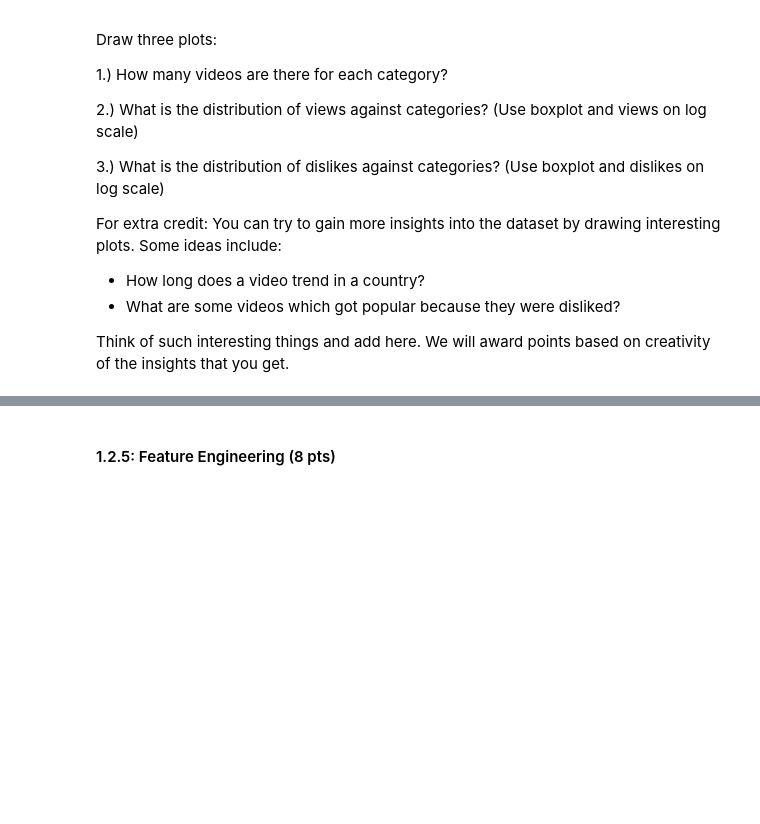
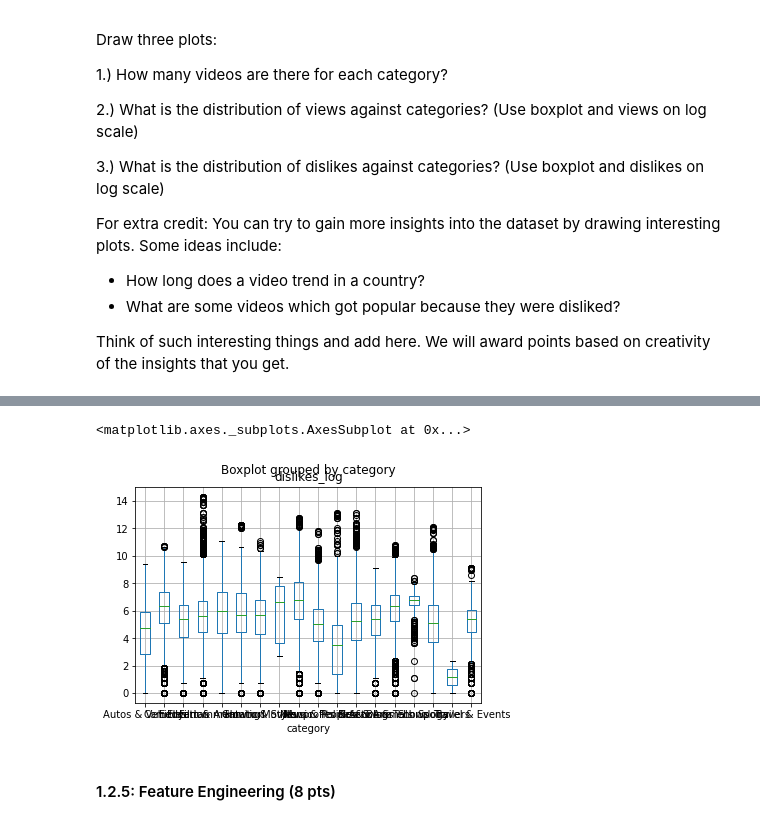
Before and after one commit to spatank/CIS-545, a Jupyter notebook: Homework_4_SPP.ipynb, the cells around one changed output, grey strips where cells are left out. Saved outputs shown, nothing was run; the diff lists cells and outputs as text; code cells hidden in the pictures; blank space fills up the shorter version.

```diff
--- a/Homework_4_SPP.ipynb
+++ b/Homework_4_SPP.ipynb
@@ -364,3 +372,8 @@ combined_data.head(2)
+# %%
+combined_data.boxplot(column = 'dislikes_log', by = 'category')
+# %% [output]
+<matplotlib.axes._subplots.AxesSubplot at 0x...>
+[figure, added]
 # %% [markdown]
 #### 1.2.5: Feature Engineering (8 pts)
 # %% [markdown]
```
Also changed, not shown: parts of 3 cells of this notebook.
